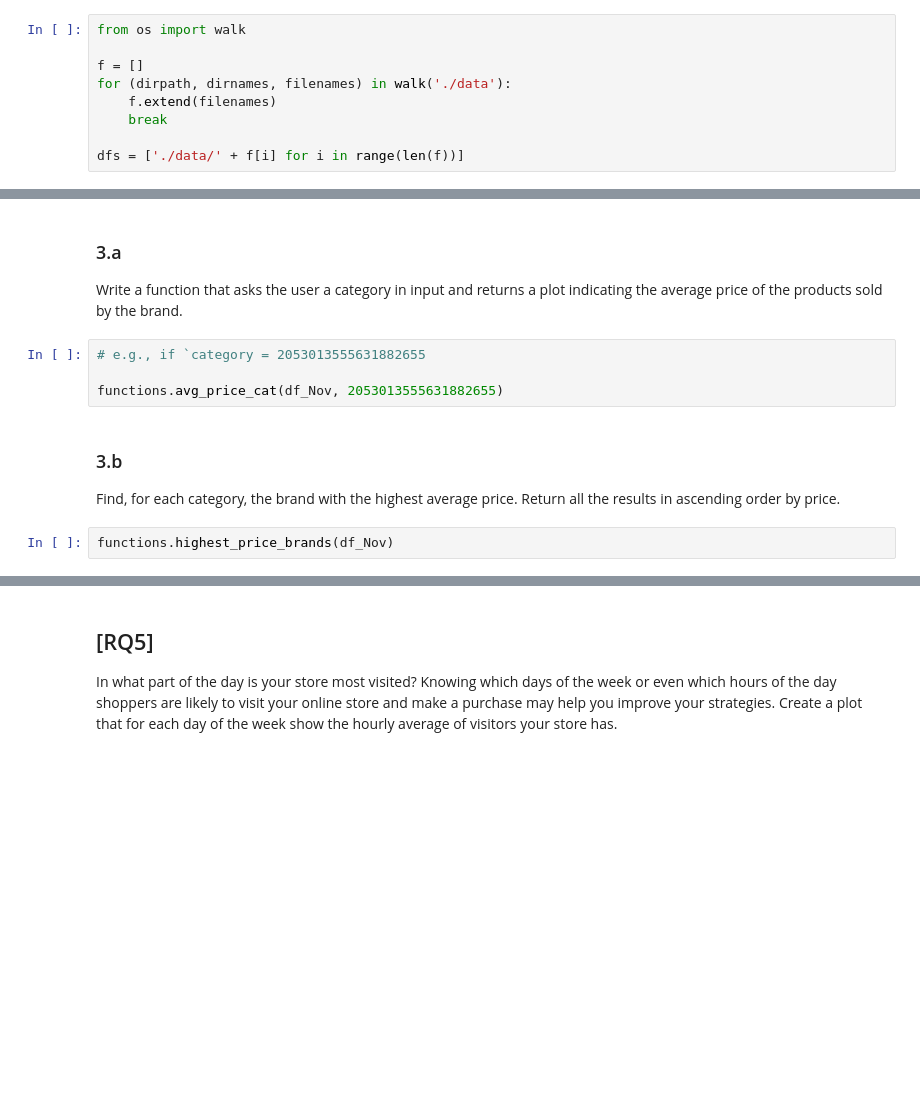
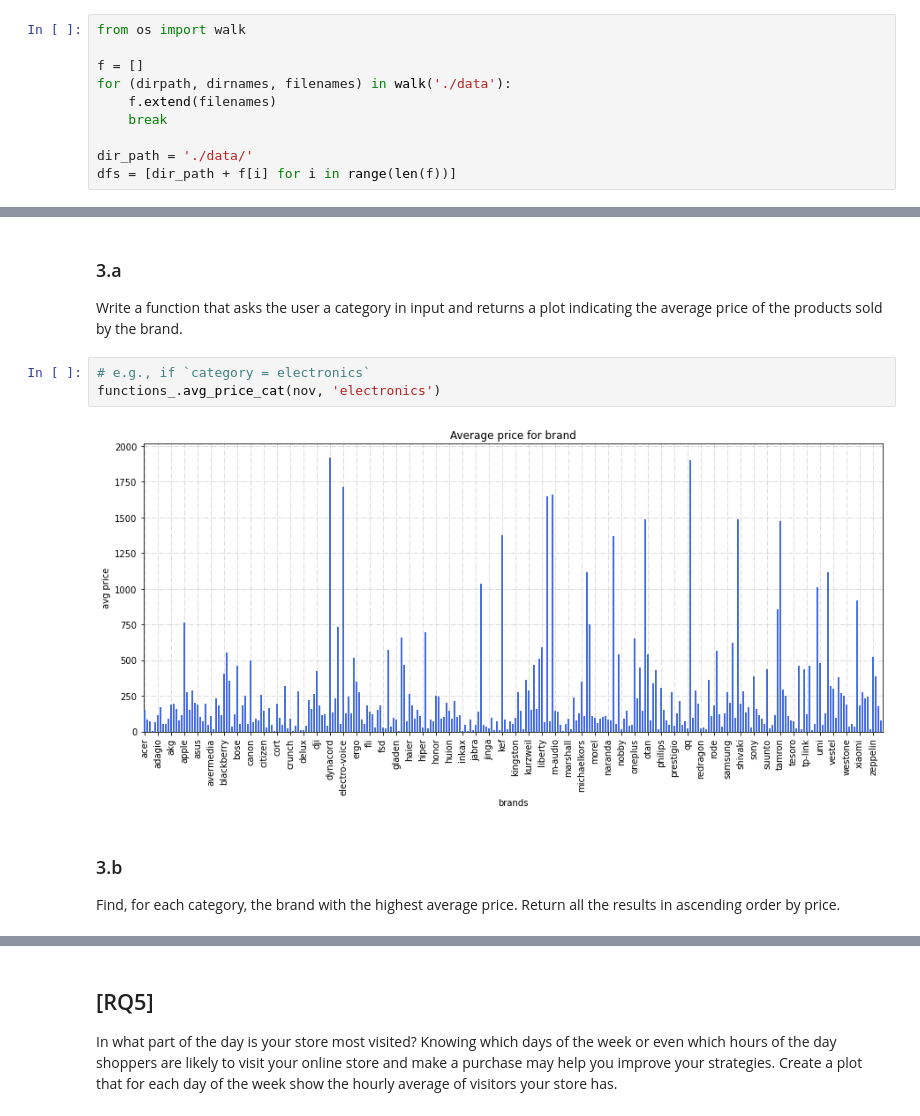
Before and after one commit to mikcnt/adm-homework-2, a Jupyter notebook: exercises_test.ipynb, the cells around one changed output, grey strips where cells are left out. Drawn from its saved outputs; the diff is of its cells as text; blank space fills up the shorter version.

Commit message:
fixed function in ex 3b

```diff
--- a/exercises_test.ipynb
+++ b/exercises_test.ipynb
@@ -24,7 +24,8 @@ for (dirpath, dirnames, filenames) in walk('./data'):
     f.extend(filenames)
     break
 
-dfs = ['./data/' + f[i] for i in range(len(f))]
+dir_path = './data/'
+dfs = [dir_path + f[i] for i in range(len(f))]
 # %%
 nov = dfs[-2]
 # %%
@@ -144,11 +146,10 @@ For each category, what’s the brand whose prices are higher on average?
 ### 3.a
 Write a function that asks the user a category in input and returns a plot indicating the average price of the products sold by the brand.
 # %%
-# e.g., if `category = 2053013555631882655
-
-functions.avg_price_cat(df_Nov, 2053013555631882655)
+# e.g., if `category = electronics`
+functions_.avg_price_cat(nov, 'electronics')
+# %% [output]
+[figure, added]
 # %% [markdown]
 ### 3.b
 Find, for each category, the brand with the highest average price. Return all the results in ascending order by price.
-# %%
-functions.highest_price_brands(df_Nov)
```
Also changed, not shown: parts of 14 cells of this notebook, 1 other file.
